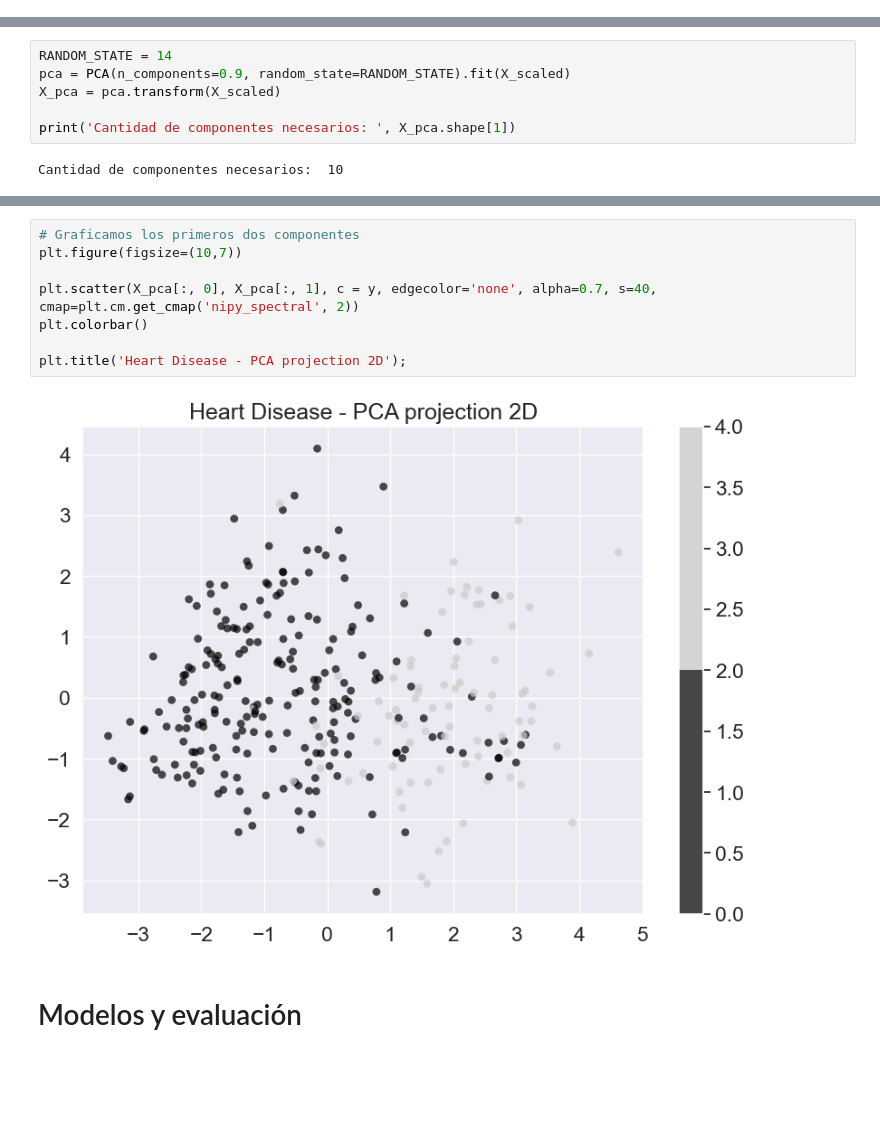
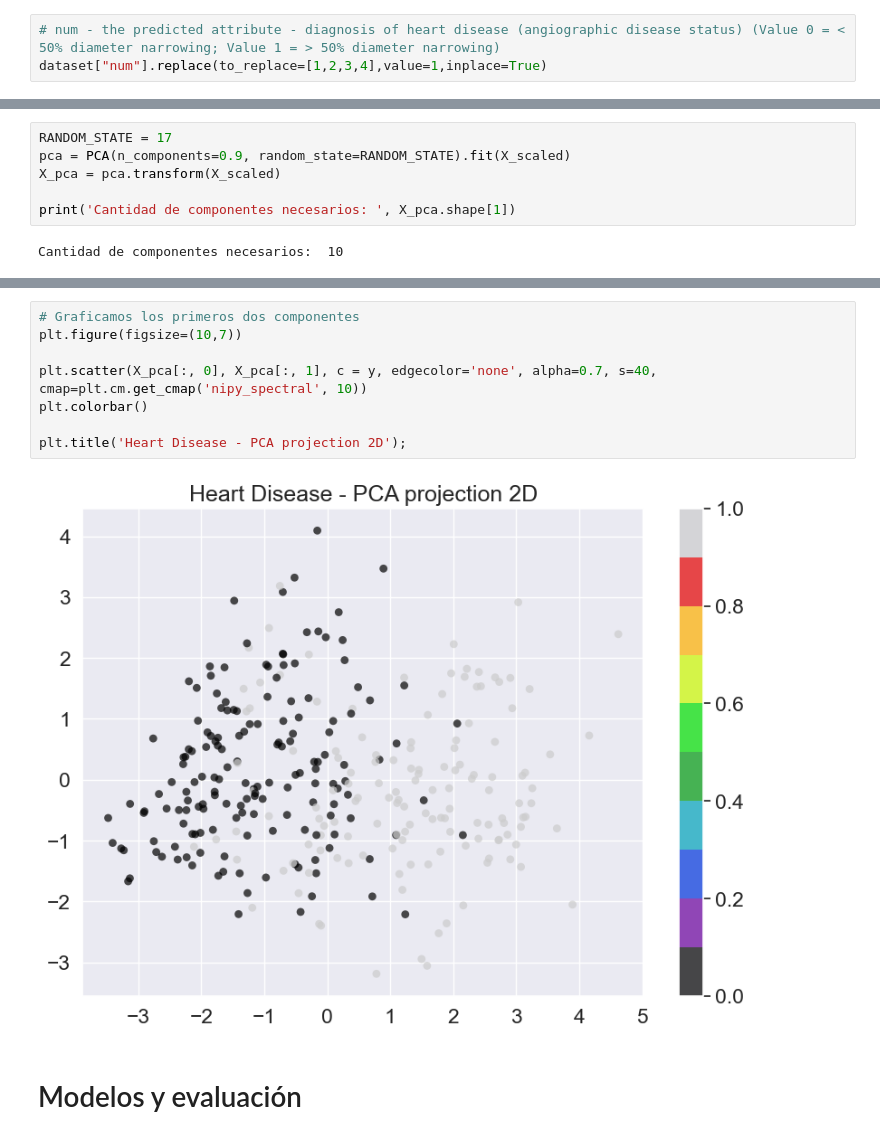
Before and after one commit to RobAxt/intro_ia, a Jupyter notebook: tp_integrador_enunciado/template_tp_integrador_dataset - resuelto.ipynb, the cells around one changed output, grey strips where cells are left out. Drawn from its saved outputs; the diff is of its cells as text; blank space fills up the shorter version.

```diff
--- a/tp_integrador_enunciado/template_tp_integrador_dataset - resuelto.ipynb
+++ b/tp_integrador_enunciado/template_tp_integrador_dataset - resuelto.ipynb
@@ -168,6 +173,9 @@ dataset.describe()
 | 50% | 55.500000 | 1.000000 | 3.000000 | 130.000000 | 241.500000 | 0.000000 | 0.500000 | 153.000000 | 0.000000 | 0.800000 | 2.000000 | ... |
 | 75% | 61.000000 | 1.000000 | 4.000000 | 140.000000 | 275.000000 | 0.000000 | 2.000000 | 166.000000 | 1.000000 | 1.600000 | 2.000000 | ... |
 | max | 77.000000 | 1.000000 | 4.000000 | 200.000000 | 564.000000 | 1.000000 | 2.000000 | 202.000000 | 1.000000 | 6.200000 | 3.000000 | ... |
+# %%
+# num - the predicted attribute - diagnosis of heart disease (angiographic disease status) (Value 0 = < 50% diameter narrowing; Value 1 = > 50% diameter narrowing)
+dataset["num"].replace(to_replace=[1,2,3,4],value=1,inplace=True)
 # %%
 dataset.hist(figsize=(15,15))
 # %% [output]
@@ -203,7 +211,7 @@ X_imp = imp.fit_transform(X)
 scaler = StandardScaler()
 X_scaled = scaler.fit_transform(X_imp)
 # %%
-RANDOM_STATE = 14
+RANDOM_STATE = 17
 pca = PCA(n_components=0.9, random_state=RANDOM_STATE).fit(X_scaled)
 X_pca = pca.transform(X_scaled)
 
@@ -227,13 +236,13 @@ plt.show();
 # %%
 # Graficamos los primeros dos componentes
 plt.figure(figsize=(10,7))
 
-plt.scatter(X_pca[:, 0], X_pca[:, 1], c = y, edgecolor='none', alpha=0.7, s=40, cmap=plt.cm.get_cmap('nipy_spectral', 2))
+plt.scatter(X_pca[:, 0], X_pca[:, 1], c = y, edgecolor='none', alpha=0.7, s=40, cmap=plt.cm.get_cmap('nipy_spectral', 10))
 plt.colorbar()
 
 plt.title('Heart Disease - PCA projection 2D');
 # %% [output]
-[figure, old version]
+[figure, new version]
 # %% [markdown]
 # Modelos y evaluación
 # %% [markdown]
```
Also changed, not shown: parts of 13 cells of this notebook, 1 other file.
